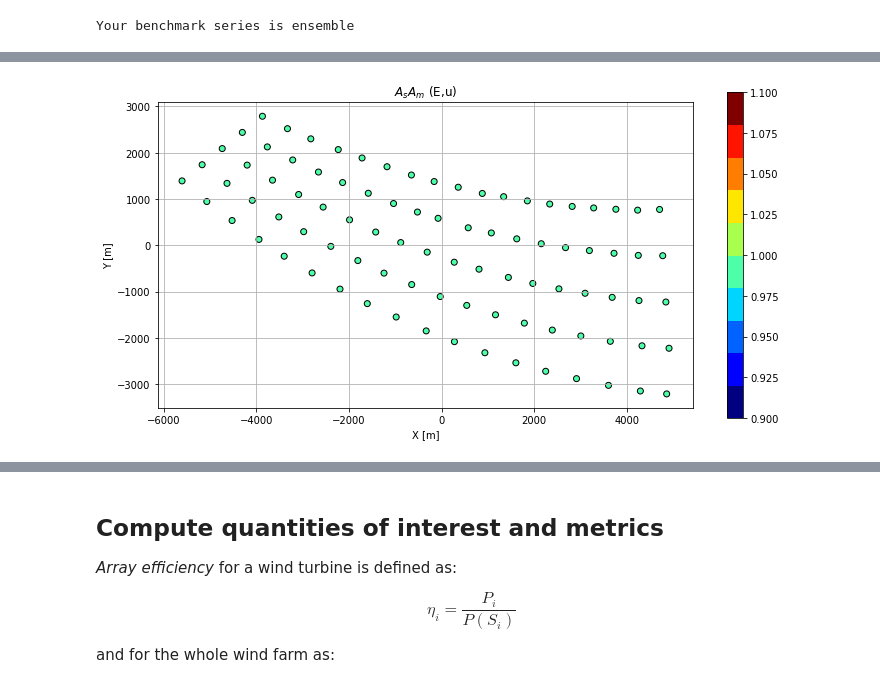
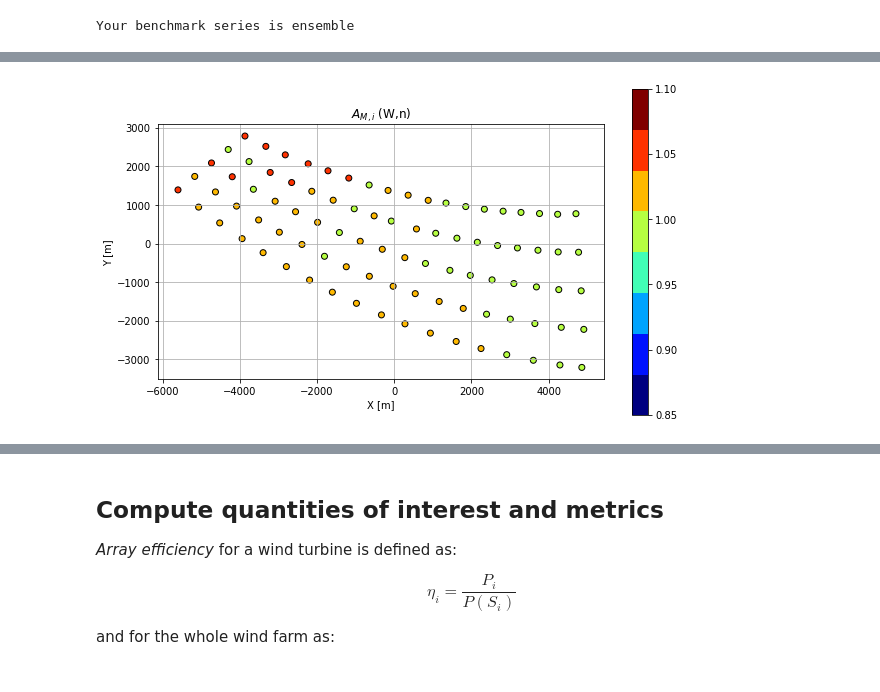
Before and after one commit to CENER-EPR/OWAbench, a Jupyter notebook: Rodsand2/Rodsand2_ArrayEfficiency.ipynb, the cells around one changed output, grey strips where cells are left out. Saved outputs shown, nothing was run; the diff lists cells and outputs as text; code cells hidden in the pictures.

Commit message:
Array efficiency based on corresponding input

```diff
--- a/Rodsand2/Rodsand2_ArrayEfficiency.ipynb
+++ b/Rodsand2/Rodsand2_ArrayEfficiency.ipynb
@@ -124,7 +124,7 @@ This file is provided to the participants so they can compute their bin-averages
 # %%
 scada_flags = pd.read_csv('./inputs/Rodsand2_flags.csv', index_col = 'Datetime')
 Ntot = scada_flags.shape[0]     # total number of samples in the scada dataset
-min_data_availability = 9
+min_data_availability = 90
 scada_ts = flags_to_ts(scada_flags, min_data_availability) # generate a list of accepted time series
 
 print("Hence, after applying the filter we get %d hourly samples, which is %.2f%% of the original data" % (scada_ts.shape[0],scada_ts.shape[0]*100/Ntot))
@@ -146,7 +146,7 @@ zLbins_label = ['u','n','s']
 zref = Hhub         # [m]
 
 # Load mesoscale data from the referent site (time-height profiles)
-mast = WindConditions('./inputs/Rodsand2_Wakes_ref.nc', siteID, datefrom, dateto,'point')
+mast = WindConditions('./inputs/Rodsand2_Wakes_ref_corrected.nc', siteID, datefrom, dateto,'point')
 
 #init the bin averaging class
 bin_avrg = BinAvrg(siteID,datefrom, dateto, WDbins, WDbins_label, zLbins, zLbins_label,turbines['VDC ID'],sims["ID"].values)
@@ -190,7 +190,7 @@ Hence, after filtering for the wind speed, stability and direction bins, there a
 Now we load the mesoscale data interpolated at the turbine positions to generate reference power data that will be used in the definition of array efficiency.
 # %%
 # Load mesoscale data at turbine positions (time-series at hub-height)
-f = netCDF4.Dataset('./inputs/Rodsand2_Wakes_WindTurbines.nc', 'r')
+f = netCDF4.Dataset('./inputs/Rodsand2_Wakes_WindTurbines_corrected.nc', 'r')
 meso_ts_windspeed = pd.DataFrame(
             (f.variables['U'][:].data**2 + f.variables['V'][:].data**2)**0.5,
             index = f.variables['Times'][:].data)
@@ -320,3 +294,10 @@ Total mesoscale bias correction = 0.9343763441261403
+# %%
+# Local (wind turbine) mesoscale bias correction
+obs_Pfree_ts = pd.read_csv('./observations/Rodsand2_Pfree.csv', index_col = 'time')
+obs_Pfree = restrict_to_ts(obs_Pfree_ts, scada_ts)
+obs_Pfree, obs_Pfree_std = bin_avrg.compute_mean(obs_Pfree, ts_bin_map)
+Am = obs_Pfree/meso_P
+#Am.to_netcdf('./inputs/Rodsand2_Am.nc')
 # %%
 # Local (wind turbine) correction
 obs_Pfree_ts = pd.read_csv('./observations/Rodsand2_Pfree.csv', index_col = 'time')
@@ -325,19 +306,19 @@ obs_Pfree, obs_Pfree_std = bin_avrg.compute_mean(obs_Pfree, ts_bin_map)
 AsAm = obs_Pfree/meso_P
 AsAm[:] = 1 #uncomment if you don't want to use mesocale bias correction
 # %%
-WDbin = 'E' # select wind direction sector
-zLbin = 'u'   # select stability
+WDbin = 'W' # select wind direction sector
+zLbin = 'n'   # select stability
 
-data = AsAm.loc[:,WDbin,zLbin].to_pandas()
-cmap=plt.cm.get_cmap('jet',10)
-fig, ax = plt.subplots(figsize=(12,6))
+data = Am.loc[:,WDbin,zLbin].to_pandas()
+cmap=plt.cm.get_cmap('jet',8)
+fig, ax = plt.subplots(figsize=(10,6))
 sc = ax.scatter(turbines['X coordinate']-x_ref,turbines['Y coordinate']-y_ref
-                     ,marker='o',c=data,cmap=cmap,edgecolors ='k')
+                     ,marker='o',c=data,cmap=cmap,edgecolors ='k', vmin = 0.85, vmax=1.1)
 plt.colorbar(sc,ax=ax)
 ax.set_aspect(1.0)
 ax.set_xlabel('X [m]')
 ax.set_ylabel('Y [m]')
-ax.set_title(r'$A_sA_m$ ('+ WDbin + ',' + zLbin + ')')
+ax.set_title(r'$A_{M,i}$ ('+ WDbin + ',' + zLbin + ')')
 ax.grid()
 # %% [output]
-[figure, old version]
+[figure, new version]
```
Also changed, not shown: parts of 16 cells of this notebook, 9 other files.
